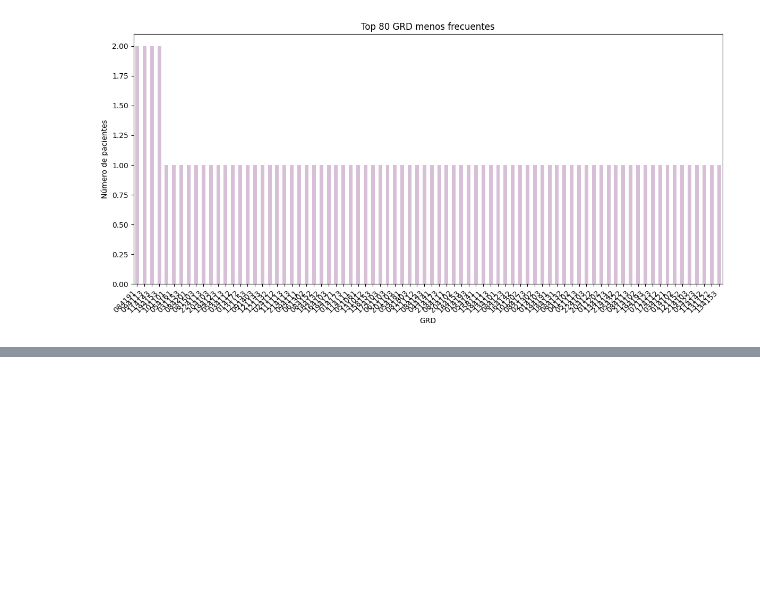
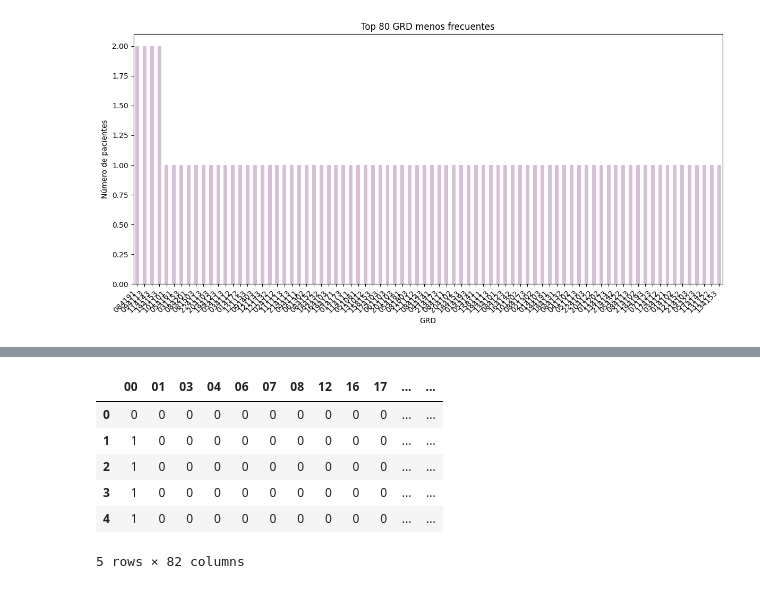
Before and after one commit to ntalme/Proyecto-Aprendizaje-de-Maquina, a Jupyter notebook: CodigoProyecto1.ipynb, the cells around one changed output, grey strips where cells are left out. Saved outputs shown, nothing was run; the diff lists cells and outputs as text; code cells hidden in the pictures; blank space fills up the shorter version.

```diff
--- a/CodigoProyecto1.ipynb
+++ b/CodigoProyecto1.ipynb
@@ -196,0 +330,46 @@ plt.show()
+# %%
+# DataFrame binario con las categorías CIE-9 por paciente
+# Obtenemos las columnas que contienen los procedimientos (Proc01 al Proc30)
+columnas_procedimiento = [col for col in df.columns if col.startswith("Proc")]
+
+# Creamos una lista para guardar las categorías de cada paciente
+categorias_paciente = []
+
+# Recorremos cada fila del DataFrame (cada paciente)
+for _, fila in df[columnas_procedimiento].iterrows():
+    paciente = set()  # Usamos set para evitar duplicados
+
+    for proc in fila:
+        if isinstance(proc, str) and proc.strip() != "":
+            # Tomamos la parte antes del punto (ej: 86.28 → 86) y rellenamos con 2 dígitos
+            if "." in proc:
+                cod = proc.split(".")[0].zfill(2)
+            else:
+                cod = proc.zfill(2)
+
+            if cod in diccionario_procedimientos:
+                paciente.add(cod)
+
+    categorias_paciente.append(paciente)
+
+# Obtenemos todas las categorías distintas encontradas
+categorias_finales = sorted(set.union(*categorias_paciente))
+
+# Creamos un DataFrame binario con 0s
+df_binarioProcedimiento = pd.DataFrame(0, index=range(len(df)), columns=categorias_finales)
+
+# Rellenamos con 1 donde el paciente tiene esa categoría
+for i, cat in enumerate(categorias_paciente):
+    for c in cat:
+        df_binarioProcedimiento.at[i, c] = 1
+
+# Mostramos las primeras filas
+df_binarioProcedimiento.head()
+# %% [output]
+|  | 00 | 01 | 03 | 04 | 06 | 07 | 08 | 12 | 16 | 17 | ... | ... |
+| 0 | 0 | 0 | 0 | 0 | 0 | 0 | 0 | 0 | 0 | 0 | ... | ... |
+| 1 | 1 | 0 | 0 | 0 | 0 | 0 | 0 | 0 | 0 | 0 | ... | ... |
+| 2 | 1 | 0 | 0 | 0 | 0 | 0 | 0 | 0 | 0 | 0 | ... | ... |
+| 3 | 1 | 0 | 0 | 0 | 0 | 0 | 0 | 0 | 0 | 0 | ... | ... |
+| 4 | 1 | 0 | 0 | 0 | 0 | 0 | 0 | 0 | 0 | 0 | ... | ... |
+5 rows × 82 columns
```
Also changed, not shown: parts of 7 cells of this notebook.
